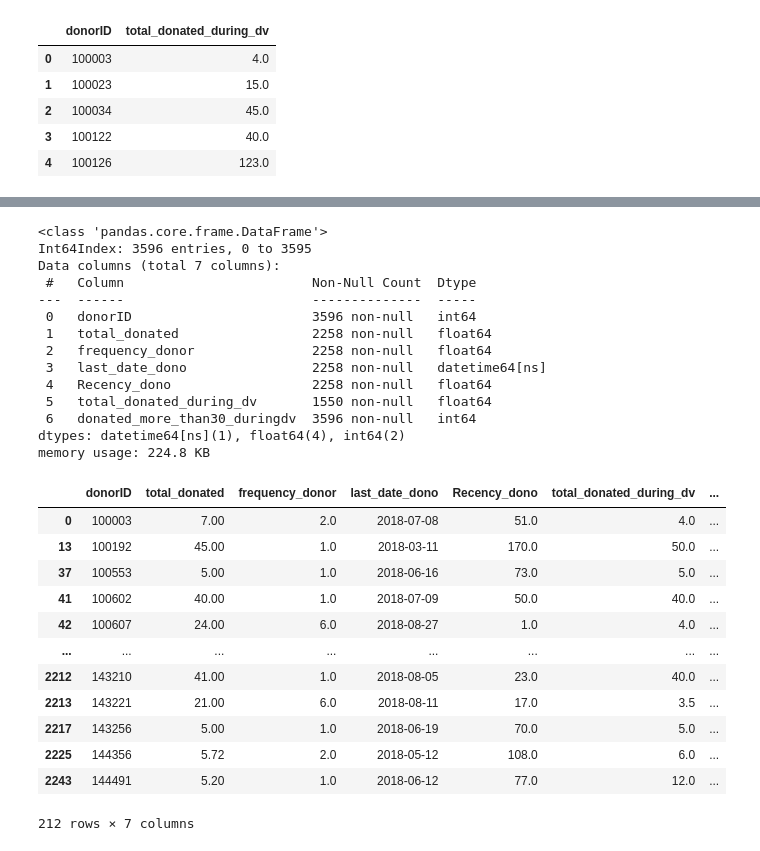
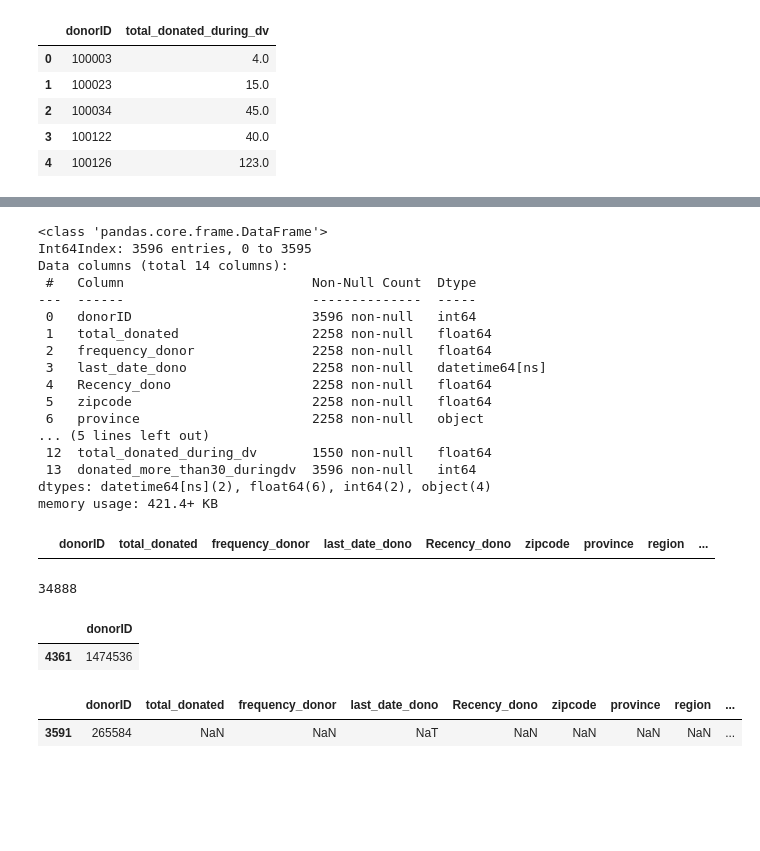
Before and after one commit to inderrana/Predicting-donations-leads-for-NGO, a Jupyter notebook: DSC_Use_Case/dsc_group_project.ipynb, the cells around one changed output, grey strips where cells are left out. Saved outputs shown, nothing was run; the diff lists cells and outputs as text; code cells hidden in the pictures; blank space fills up the shorter version.

```diff
--- a/DSC_Use_Case/dsc_group_project.ipynb
+++ b/DSC_Use_Case/dsc_group_project.ipynb
@@ -560,6 +565,9 @@ gifts_dv.head()
 | 3 | 100122 | 40.0 |
 | 4 | 100126 | 123.0 |
 # %%
+# Merge with donor database
+gifts_cleaned = pd.merge(gifts_cleaned, donors_raw, how='left', on='donorID')
+
 # Merge with iv table
 gifts_cleaned = pd.merge(gifts_cleaned, gifts_dv, how='outer', on='donorID')
 # %%
@@ -584,7 +592,7 @@ gifts_cleaned.info()
 # %% [output]
 <class 'pandas.core.frame.DataFrame'>
 Int64Index: 3596 entries, 0 to 3595
-Data columns (total 7 columns):
+Data columns (total 14 columns):
  #   Column                        Non-Null Count  Dtype
 ---  ------                        --------------  -----
  0   donorID                       3596 non-null   int64
@@ -592,23 +600,30 @@ Data columns (total 7 columns):
  2   frequency_donor               2258 non-null   float64
  3   last_date_dono                2258 non-null   datetime64[ns]
  4   Recency_dono                  2258 non-null   float64
- 5   total_donated_during_dv       1550 non-null   float64
- 6   donated_more_than30_duringdv  3596 non-null   int64
-dtypes: datetime64[ns](1), float64(4), int64(2)
-memory usage: 224.8 KB
+ 5   zipcode                       2258 non-null   float64
+ 6   province                      2258 non-null   object
+... (5 lines left out)
+ 12  total_donated_during_dv       1550 non-null   float64
+ 13  donated_more_than30_duringdv  3596 non-null   int64
+dtypes: datetime64[ns](2), float64(6), int64(2), object(4)
+memory usage: 421.4+ KB
 # %%
-gifts_cleaned[(gifts_cleaned['total_donated_during_dv'].notnull()) & (gifts_cleaned['total_donated'].notnull())]
+gifts_cleaned[(gifts_cleaned['total_donated_during_dv'].isnull()) & (gifts_cleaned['total_donated'].isnull())]
 # %% [output]
-|  | donorID | total_donated | frequency_donor | last_date_dono | Recency_dono | total_donated_during_dv | ... |
-| 0 | 100003 | 7.00 | 2.0 | 2018-07-08 | 51.0 | 4.0 | ... |
-| 13 | 100192 | 45.00 | 1.0 | 2018-03-11 | 170.0 | 50.0 | ... |
-| 37 | 100553 | 5.00 | 1.0 | 2018-06-16 | 73.0 | 5.0 | ... |
-| 41 | 100602 | 40.00 | 1.0 | 2018-07-09 | 50.0 | 40.0 | ... |
-| 42 | 100607 | 24.00 | 6.0 | 2018-08-27 | 1.0 | 4.0 | ... |
-| ... | ... | ... | ... | ... | ... | ... | ... |
-| 2212 | 143210 | 41.00 | 1.0 | 2018-08-05 | 23.0 | 40.0 | ... |
-| 2213 | 143221 | 21.00 | 6.0 | 2018-08-11 | 17.0 | 3.5 | ... |
-| 2217 | 143256 | 5.00 | 1.0 | 2018-06-19 | 70.0 | 5.0 | ... |
-| 2225 | 144356 | 5.72 | 2.0 | 2018-05-12 | 108.0 | 6.0 | ... |
-| 2243 | 144491 | 5.20 | 1.0 | 2018-06-12 | 77.0 | 12.0 | ... |
+|  | donorID | total_donated | frequency_donor | last_date_dono | Recency_dono | zipcode | province | region | ... |
-212 rows × 7 columns
+# %%
+selection_campaign_6169_raw['donorID'].count()
+# %% [output]
+34888
+# %%
+# Example of Donors who were selected for a campaign, but we dont have his/her data in the donor database
+selection_campaign_6169_raw[selection_campaign_6169_raw['donorID'] == 1474536]
+# %% [output]
+|  | donorID |
+| 4361 | 1474536 |
+# %%
+# Example of Donors who donated, but we dont have his/her data in the donor database
+gifts_cleaned[gifts_cleaned['donorID'] == 265584]
+# %% [output]
+|  | donorID | total_donated | frequency_donor | last_date_dono | Recency_dono | zipcode | province | region | ... |
+| 3591 | 265584 | NaN | NaN | NaT | NaN | NaN | NaN | NaN | ... |
```
Also changed, not shown: parts of 2 cells of this notebook.
